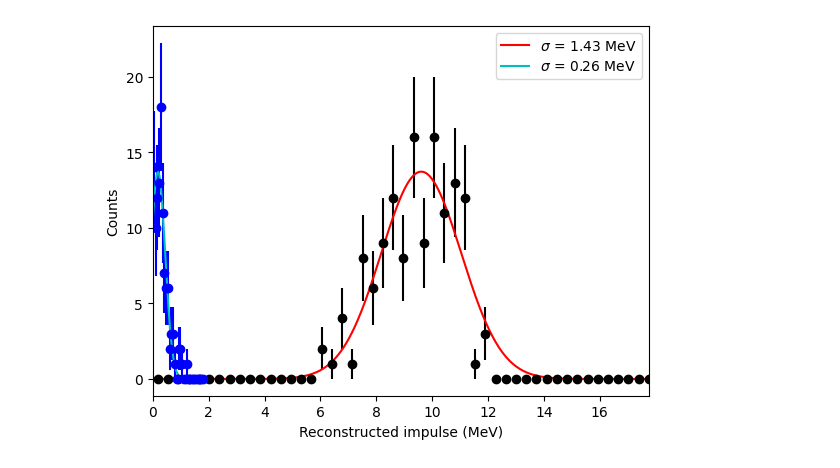
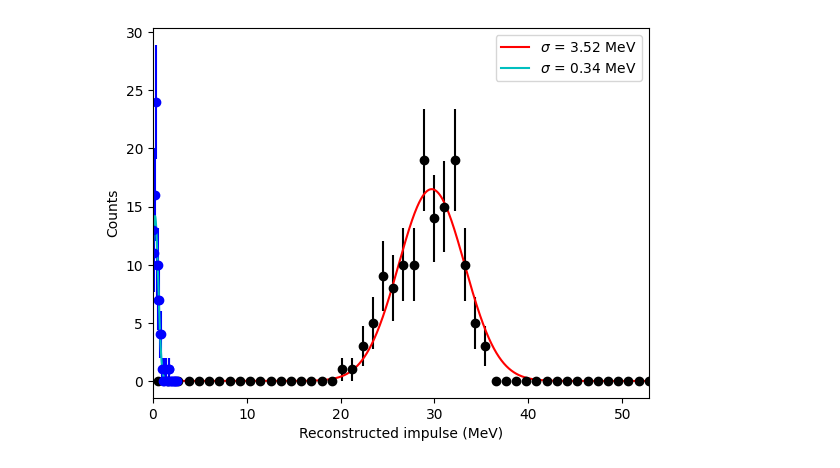
Before and after one commit to Moore-Lab/nanospheres, a Jupyter notebook: analysis/impulse_analysis/analyze_calibration_impulses.ipynb, the cells around one changed output. Drawn from its saved outputs; the diff is of its cells as text; code cells hidden in the pictures.

Commit message:
more updates to analyze multiple amplitudes

```diff
--- a/analysis/impulse_analysis/analyze_calibration_impulses.ipynb
+++ b/analysis/impulse_analysis/analyze_calibration_impulses.ipynb
@@ -11,7 +11,7 @@ from matplotlib.backends.backend_pdf import PdfPages
 # %%
 data_path = '/Users/dcmoore/Desktop/nanosphere_data/' #"/Volumes/DATA/nanosphere_data"
 
-data_folder = '20240723_minus_one_e_data/20240723_20v_2e-8mbar'
+data_folder = '20240724_minus_one_e_data/20240724_150v_1_8e-8mbar'
 
 plots_path = '/Users/dcmoore/Library/CloudStorage/GoogleDrive-david.c.moore@yale.edu/My Drive/yale/uspheres/nanospheres/analysis'
 # %%
@@ -199,35 +237,38 @@ def gauss(x, A, mu, sigma):
 # %%
 normed_amps = fit_amps[:,1] #/fit_amps[:,2]
 bins = np.linspace(0, np.max(np.abs(normed_amps))*1.5, 50)
 hh, be = np.histogram(np.abs(normed_amps), bins=bins)
 bc = 0.5*(be[1:]+be[:-1])
 
 gp, gcov = op.curve_fit(gauss, bc, hh, p0=[np.max(hh), np.mean(np.abs(normed_amps)), np.std(np.abs(normed_amps))])
 
-cal_fac = 10.0/gp[1]
+cal_fac = impulse_amplitude/gp[1]
 
 xx = np.linspace(0,np.max(bc),1000)
 
 normed_noise = noise_amps[:,1] #/noise_amps[:,2]
 noise_bins = np.linspace(0, np.max(np.abs(normed_noise))*1.5, 30)
 hh_noise, be = np.histogram(np.abs(normed_noise), bins=noise_bins)
 bc_noise = 0.5*(be[1:]+be[:-1])
-gp_noise, gcov_noise = op.curve_fit(gauss, bc_noise, hh_noise, p0=[np.max(hh_noise), np.mean(np.abs(normed_noise)), np.std(np.abs(normed_noise))])
+errs = np.sqrt(hh_noise)
+errs[errs==0] = 1
+spars = [np.max(hh_noise), 0, np.std(np.abs(normed_noise))]
+gp_noise, gcov_noise = op.curve_fit(gauss, bc_noise, hh_noise, p0=spars, sigma=errs)
 
 xx_noise = np.linspace(0,np.max(bc_noise),1000)
 
 plt.figure()
 plt.errorbar(bc*cal_fac, hh, yerr=np.sqrt(hh), fmt='ko')
 plt.plot(xx*cal_fac, gauss(xx, *gp), 'r', label="$\sigma$ = %.2f MeV" % (gp[2]*cal_fac))
 plt.errorbar(bc_noise*cal_fac, hh_noise, yerr=np.sqrt(hh_noise), fmt='bo')
 plt.plot(xx_noise*cal_fac, gauss(xx_noise, *gp_noise), 'c', label="$\sigma$ = %.2f MeV" % (gp_noise[2]*cal_fac))
 plt.xlim(0,np.max(bc)*cal_fac)
 plt.xlabel("Reconstructed impulse (MeV)")
 plt.ylabel("Counts")
 plt.legend()
 plt.show()
 # %% [output]
-[figure, old version]
+[figure, new version]
 # %%
 plt.figure()
 plt.semilogy(fit_amps[:,2], 'ko')
```
Also changed, not shown: parts of 5 cells of this notebook, 1 other file.
